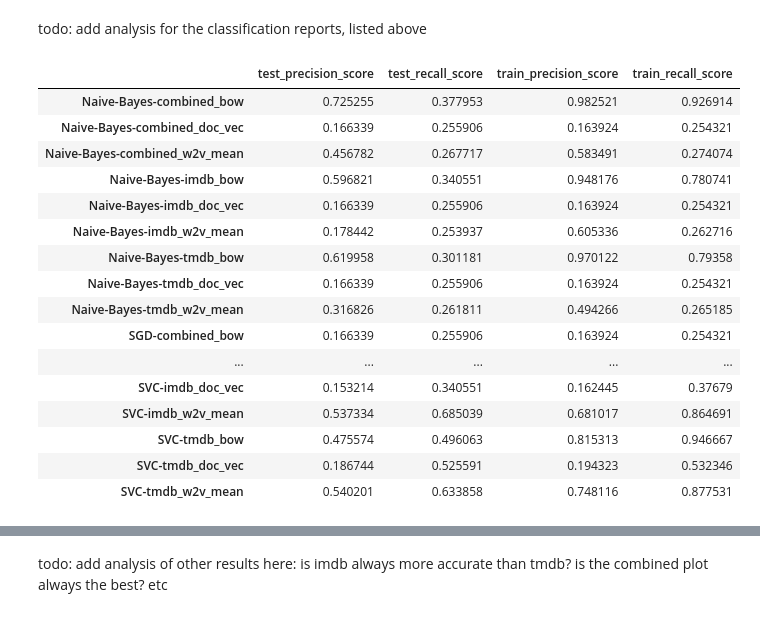
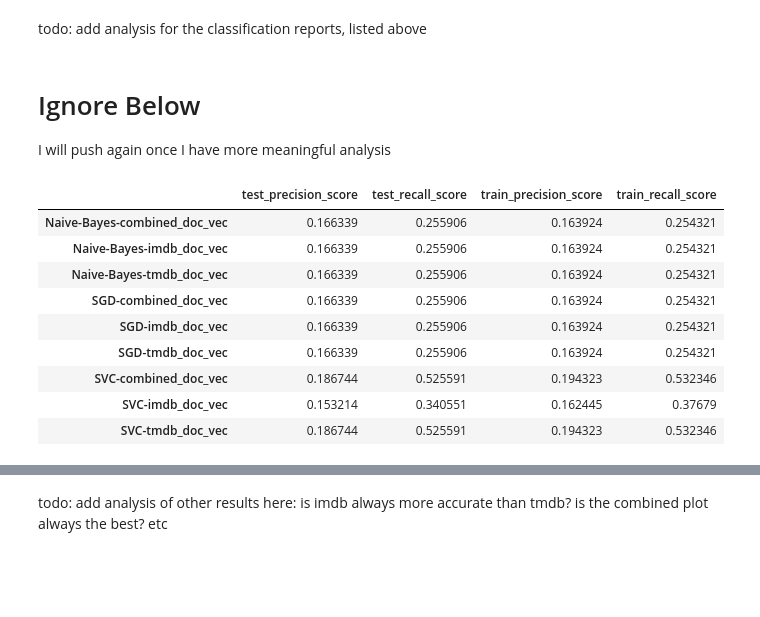
Before and after one commit to Nick-Morgan/Python-Movie-Genre-Predictor, a Jupyter notebook: Modeling - Nick.ipynb, the cells around one changed output, grey strips where cells are left out. Drawn from its saved outputs; the diff is of its cells as text; code cells hidden in the pictures; blank space fills up the shorter version.

```diff
--- a/Modeling - Nick.ipynb
+++ b/Modeling - Nick.ipynb
@@ -319,23 +418,20 @@ Results:  SVC-combined_w2v_mean
     avg / total       0.56      0.69      0.61       508
 # %% [markdown]
 todo: add analysis for the classification reports, listed above
-# %%
-results_df
-# %% [output]
-|  | test_precision_score | test_recall_score | train_precision_score | train_recall_score |
-| Naive-Bayes-combined_bow | 0.725255 | 0.377953 | 0.982521 | 0.926914 |
-| Naive-Bayes-combined_doc_vec | 0.166339 | 0.255906 | 0.163924 | 0.254321 |
-| Naive-Bayes-combined_w2v_mean | 0.456782 | 0.267717 | 0.583491 | 0.274074 |
-| Naive-Bayes-imdb_bow | 0.596821 | 0.340551 | 0.948176 | 0.780741 |
-| Naive-Bayes-imdb_doc_vec | 0.166339 | 0.255906 | 0.163924 | 0.254321 |
-| Naive-Bayes-imdb_w2v_mean | 0.178442 | 0.253937 | 0.605336 | 0.262716 |
-| Naive-Bayes-tmdb_bow | 0.619958 | 0.301181 | 0.970122 | 0.79358 |
-| Naive-Bayes-tmdb_doc_vec | 0.166339 | 0.255906 | 0.163924 | 0.254321 |
-| Naive-Bayes-tmdb_w2v_mean | 0.316826 | 0.261811 | 0.494266 | 0.265185 |
-| SGD-combined_bow | 0.166339 | 0.255906 | 0.163924 | 0.254321 |
-| ... | ... | ... | ... | ... |
-| SVC-imdb_doc_vec | 0.153214 | 0.340551 | 0.162445 | 0.37679 |
-| SVC-imdb_w2v_mean | 0.537334 | 0.685039 | 0.681017 | 0.864691 |
-| SVC-tmdb_bow | 0.475574 | 0.496063 | 0.815313 | 0.946667 |
-| SVC-tmdb_doc_vec | 0.186744 | 0.525591 | 0.194323 | 0.532346 |
-| SVC-tmdb_w2v_mean | 0.540201 | 0.633858 | 0.748116 | 0.877531 |
+# %% [markdown]
+# Ignore Below
+
+I will push again once I have more meaningful analysis
+# %%
+results_df.filter(like='doc_vec', axis=0)
+# %% [output]
+|  | test_precision_score | test_recall_score | train_precision_score | train_recall_score |
+| Naive-Bayes-combined_doc_vec | 0.166339 | 0.255906 | 0.163924 | 0.254321 |
+| Naive-Bayes-imdb_doc_vec | 0.166339 | 0.255906 | 0.163924 | 0.254321 |
+| Naive-Bayes-tmdb_doc_vec | 0.166339 | 0.255906 | 0.163924 | 0.254321 |
+| SGD-combined_doc_vec | 0.166339 | 0.255906 | 0.163924 | 0.254321 |
+| SGD-imdb_doc_vec | 0.166339 | 0.255906 | 0.163924 | 0.254321 |
+| SGD-tmdb_doc_vec | 0.166339 | 0.255906 | 0.163924 | 0.254321 |
+| SVC-combined_doc_vec | 0.186744 | 0.525591 | 0.194323 | 0.532346 |
+| SVC-imdb_doc_vec | 0.153214 | 0.340551 | 0.162445 | 0.37679 |
+| SVC-tmdb_doc_vec | 0.186744 | 0.525591 | 0.194323 | 0.532346 |
```
Also changed, not shown: parts of 21 cells of this notebook.
